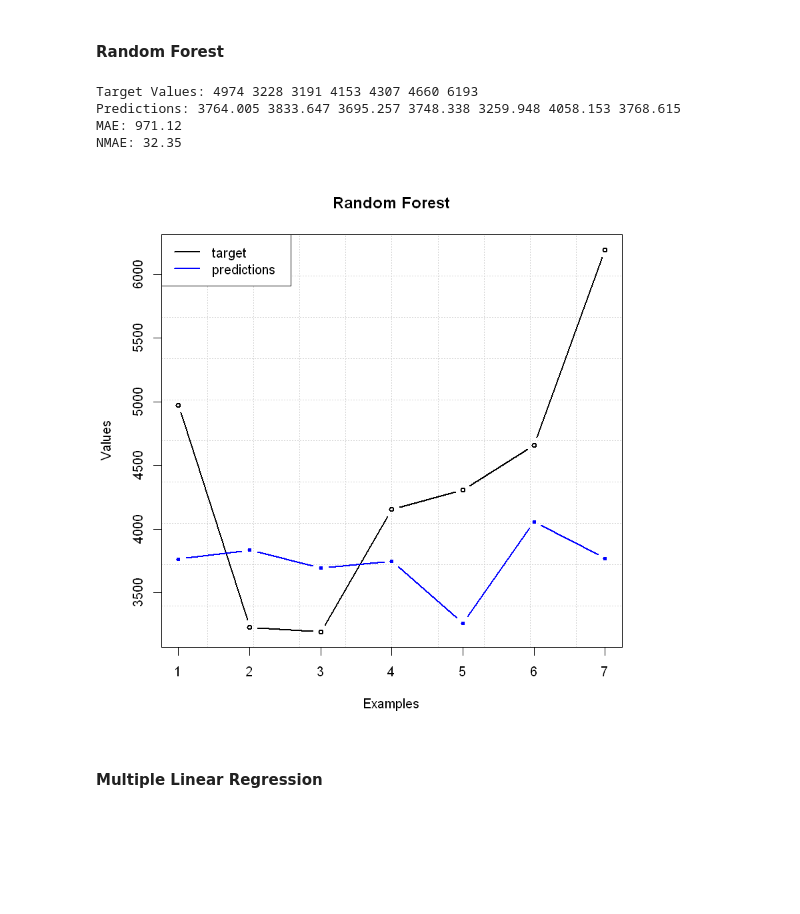
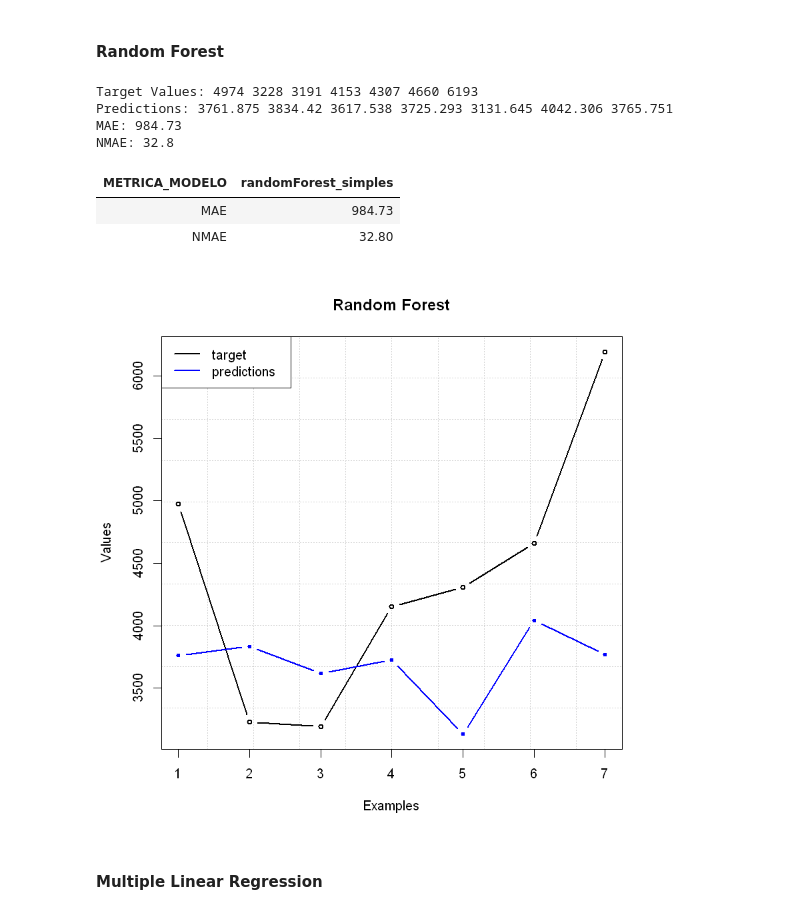
Before and after one commit to JoaoGuedes01/TIAPOSE_R_Data_Mining, a Jupyter notebook: Jupyter/Modeling (CRISP-DM).ipynb, the cells around one changed output. Saved outputs shown, nothing was run; the diff lists cells and outputs as text; code cells hidden in the pictures; blank space fills up the shorter version.

```diff
--- a/Jupyter/Modeling (CRISP-DM).ipynb
+++ b/Jupyter/Modeling (CRISP-DM).ipynb
@@ -22,10 +19,13 @@ ERROR: Error in library(rjson): there is no package called 'rjson'
 # %%
 # Importar os dados
-data <- read.csv(file = './exported data/dadosPrep.csv')
+data <- read.csv(file = './exported data/TS1Cenario1.csv')
 
 # Retirar a coluna X (Index)
 data = data %>% select(-X)
 head(data)
+
+nomeRes = "TS1Cenario1"
+resdf <- data.frame(METRICA_MODELO=c("MAE","NMAE"))
 # %% [output]
 | all | weather | maxtemp | RH | maxwind |
 | 2332 | 0 | 13 | 87 | 0 |
@@ -87,22 +87,30 @@ Length:  7
 # %%
 RF=fit(all~.,train,model="randomForest")
 Target = test$all
 cat("Target Values:",Target,"\n")
 
 Pred = predict(RF,test)
 cat("Predictions:",Pred,"\n")
 
 mgraph(Target,Pred,graph="REG",Grid=10,col=c("black","blue"),
 leg=list(pos="topleft",leg=c("target","predictions")),main="Random Forest")
+mae=round(mmetric(Target,Pred,metric="MAE"),2)
+nmae=round(mmetric(Target,Pred,metric="NMAE"),2)
+cat("MAE:",mae,"\n")
+cat("NMAE:",nmae,"\n")
 
-cat("MAE:",round(mmetric(Target,Pred,metric="MAE"),2),"\n")
-cat("NMAE:",round(mmetric(Target,Pred,metric="NMAE"),2),"\n")
+nomeModelo = "randomForest_simples"
+resdf[nomeModelo] = c(mae,nmae)
+resdf
 # %% [output]
 Target Values: 4974 3228 3191 4153 4307 4660 6193
-Predictions: 3764.005 3833.647 3695.257 3748.338 3259.948 4058.153 3768.615
-MAE: 971.12
-NMAE: 32.35
+Predictions: 3761.875 3834.42 3617.538 3725.293 3131.645 4042.306 3765.751
+MAE: 984.73
+NMAE: 32.8
+| METRICA_MODELO | randomForest_simples |
+| MAE | 984.73 |
+| NMAE | 32.80 |
-[figure, old version]
+[figure, new version]
 # %% [markdown]
 #### Multiple Linear Regression
 # %%
```
Also changed, not shown: parts of 62 cells of this notebook, 14 other files.
